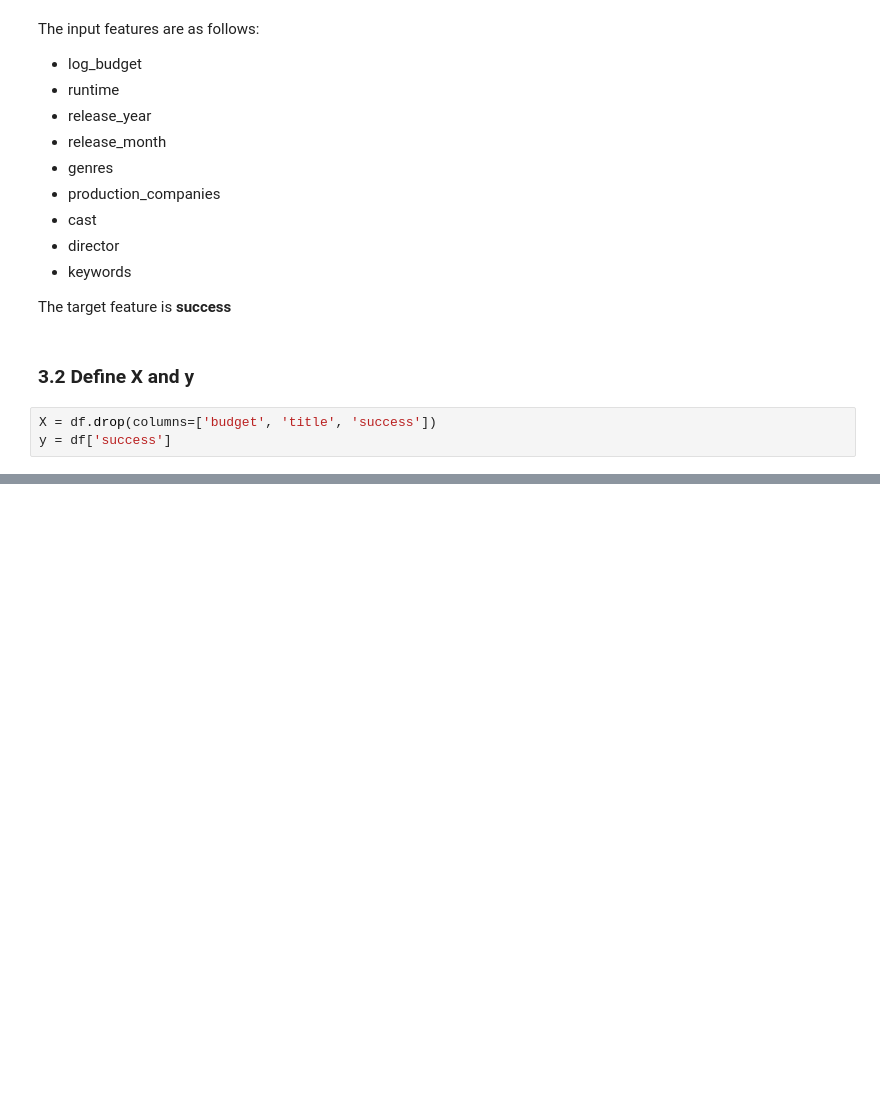
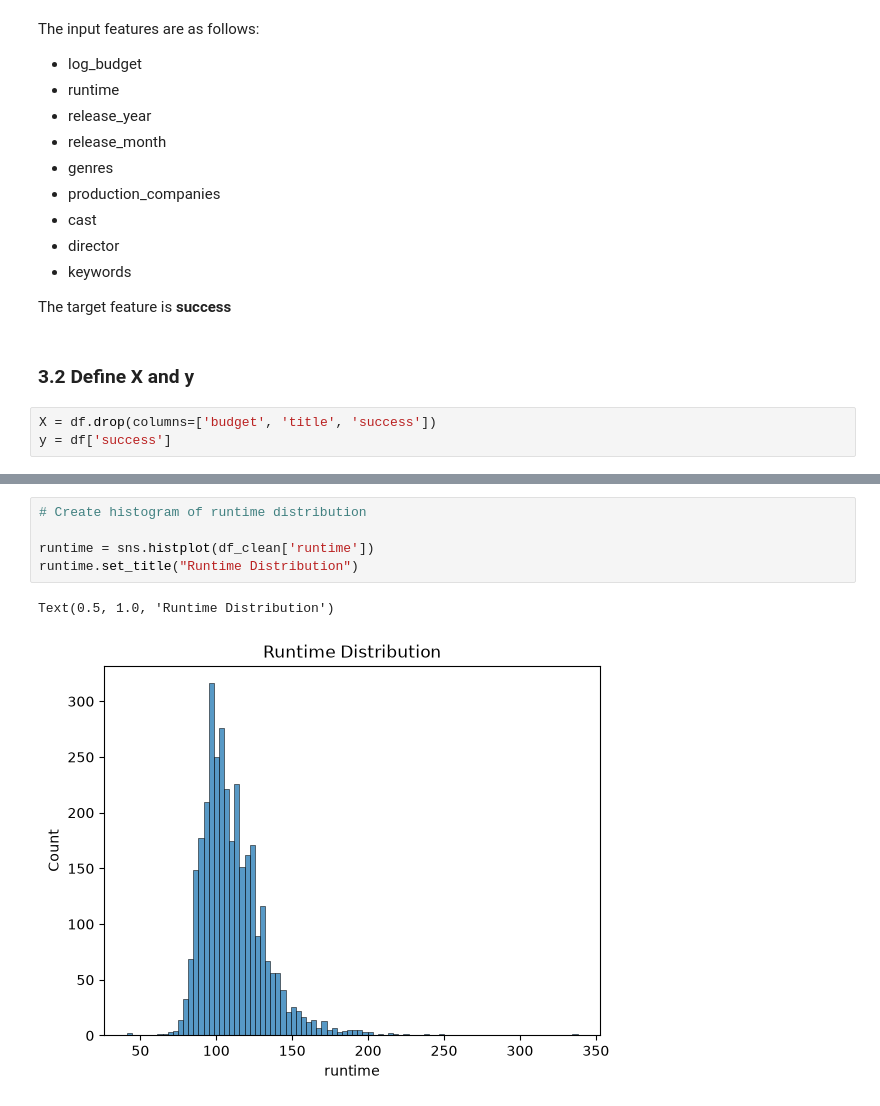
Before and after one commit to DMill31/capstone-project, a Jupyter notebook: miller_capstone.ipynb, the cells around one changed output, grey strips where cells are left out. Cells and saved outputs as stored; diff of their text form; blank space fills up the shorter version.

```diff
--- a/miller_capstone.ipynb
+++ b/miller_capstone.ipynb
@@ -453,0 +571,8 @@ X_train.shape
+# %%
+# Create histogram of runtime distribution
+
+runtime = sns.histplot(df_clean['runtime'])
+runtime.set_title("Runtime Distribution")
+# %% [output]
+Text(0.5, 1.0, 'Runtime Distribution')
+[figure, added]
```
Also changed, not shown: parts of 18 cells of this notebook.
